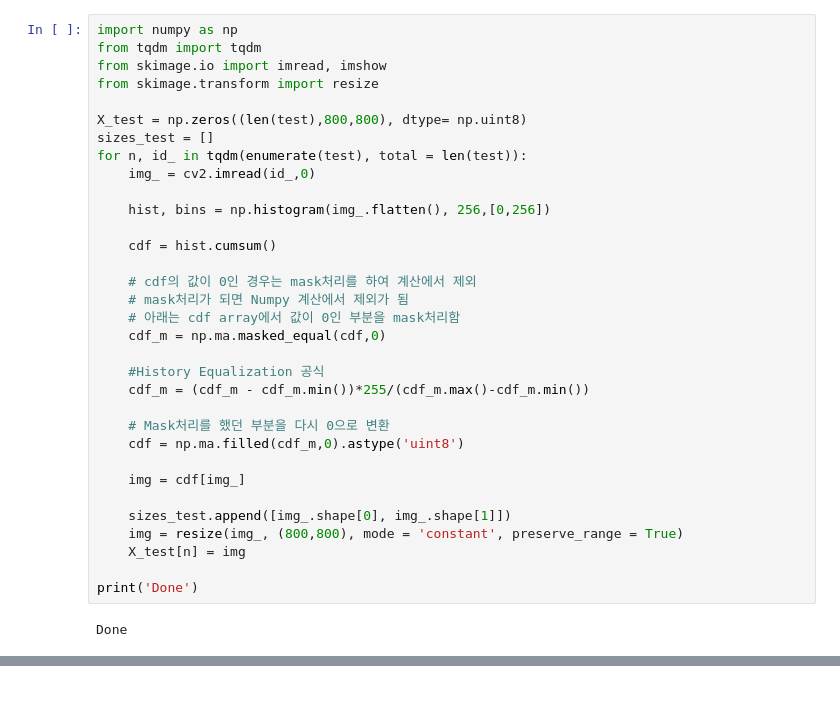
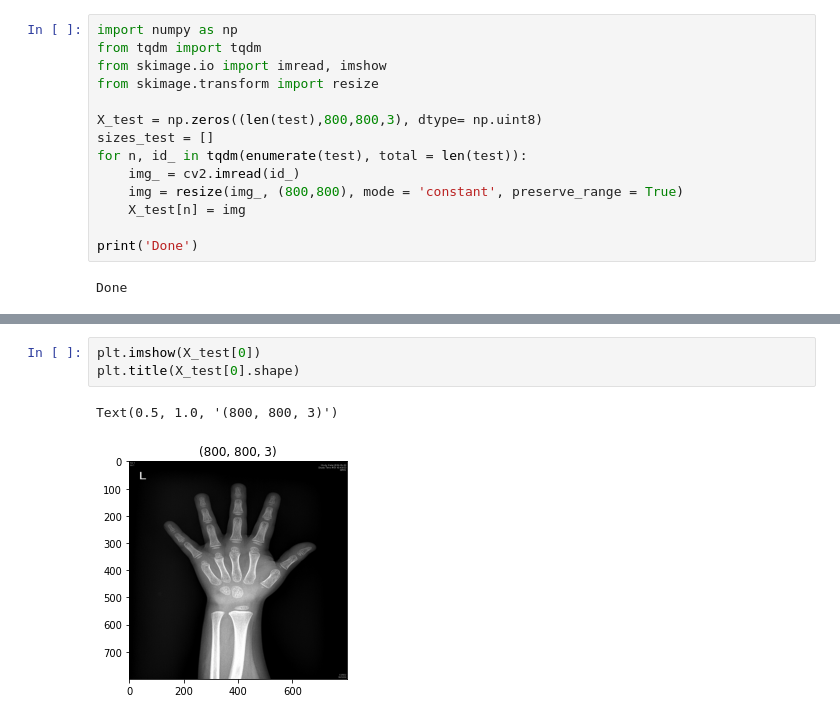
Before and after one commit to kikiru328/Remind_AI, a Jupyter notebook: VISION/Segment/Keras/bone/test.ipynb, the cells around one changed output, grey strips where cells are left out. Saved outputs shown, nothing was run; the diff lists cells and outputs as text; blank space fills up the shorter version.

```diff
--- a/VISION/Segment/Keras/bone/test.ipynb
+++ b/VISION/Segment/Keras/bone/test.ipynb
@@ -36,29 +36,10 @@ from tqdm import tqdm
 from skimage.io import imread, imshow
 from skimage.transform import resize
 
-X_test = np.zeros((len(test),800,800), dtype= np.uint8)
+X_test = np.zeros((len(test),800,800,3), dtype= np.uint8)
 sizes_test = []
 for n, id_ in tqdm(enumerate(test), total = len(test)):
-    img_ = cv2.imread(id_,0)
-
-    hist, bins = np.histogram(img_.flatten(), 256,[0,256])
-
-    cdf = hist.cumsum()
-
-    # cdf의 값이 0인 경우는 mask처리를 하여 계산에서 제외
-    # mask처리가 되면 Numpy 계산에서 제외가 됨
-    # 아래는 cdf array에서 값이 0인 부분을 mask처리함
-    cdf_m = np.ma.masked_equal(cdf,0)
-
-    #History Equalization 공식
-    cdf_m = (cdf_m - cdf_m.min())*255/(cdf_m.max()-cdf_m.min())
-
-    # Mask처리를 했던 부분을 다시 0으로 변환
-    cdf = np.ma.filled(cdf_m,0).astype('uint8')
-
-    img = cdf[img_]
-
-    sizes_test.append([img_.shape[0], img_.shape[1]])
+    img_ = cv2.imread(id_)
     img = resize(img_, (800,800), mode = 'constant', preserve_range = True)
     X_test[n] = img
 
@@ -111,0 +74,6 @@ for i in range(5):
+# %%
+plt.imshow(X_test[0])
+plt.title(X_test[0].shape)
+# %% [output]
+Text(0.5, 1.0, '(800, 800, 3)')
+[figure, added]
```
Also changed, not shown: parts of 9 cells of this notebook, 6 other files.
